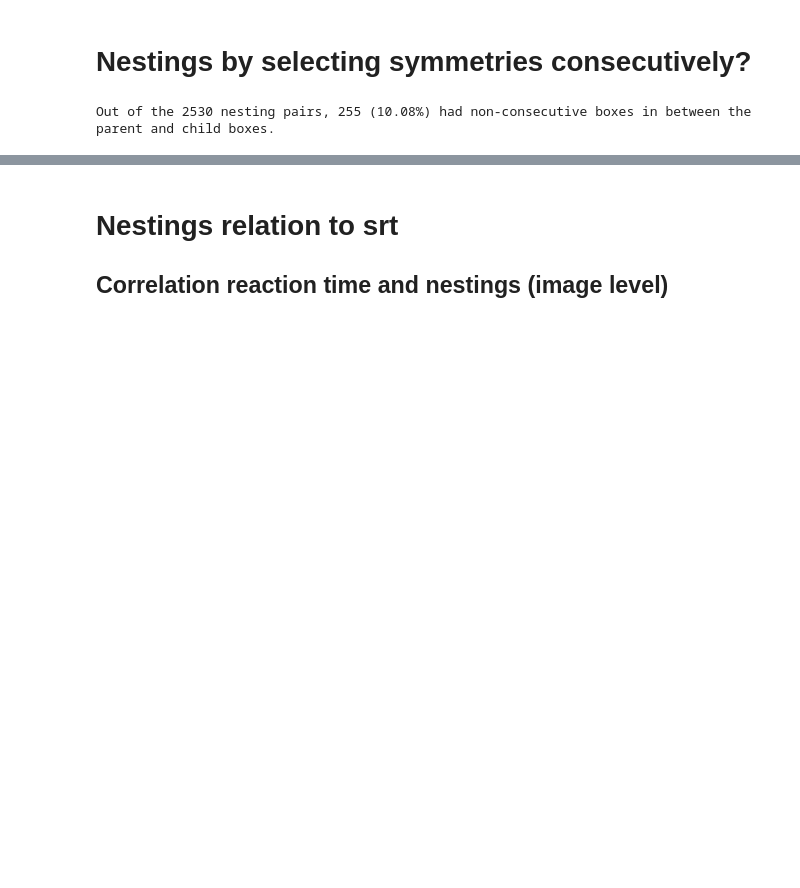
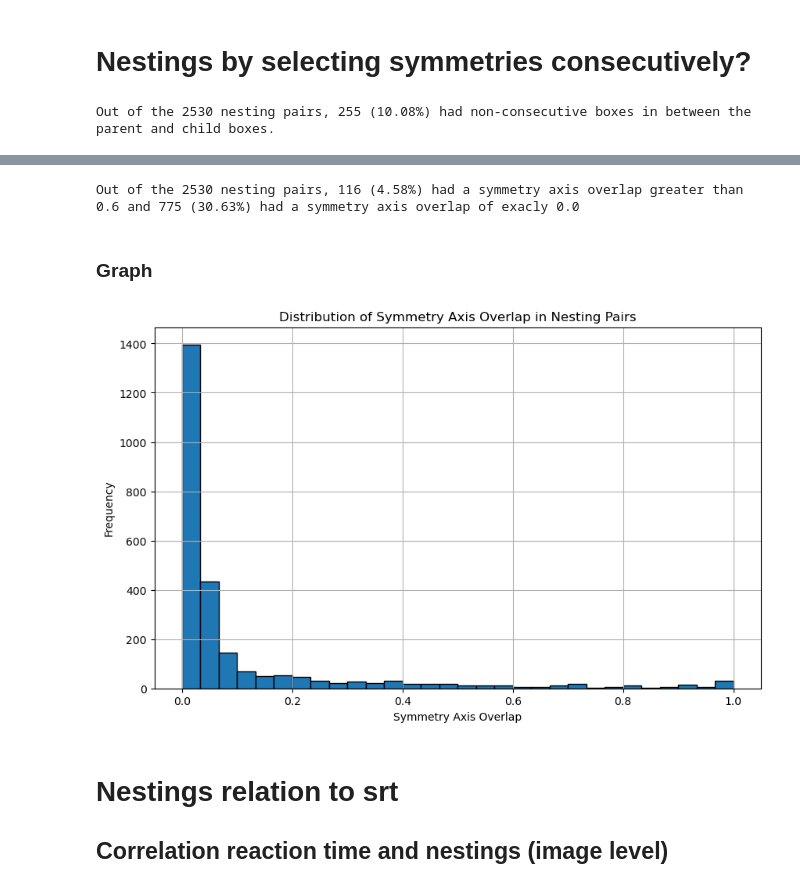
Before and after one commit to GMuradas99/Symmetry-Object-Detection-Analysis, a Jupyter notebook: nesting_graphs.ipynb, the cells around one changed output, grey strips where cells are left out. Saved outputs shown, nothing was run; the diff lists cells and outputs as text; code cells hidden in the pictures; blank space fills up the shorter version.

```diff
--- a/nesting_graphs.ipynb
+++ b/nesting_graphs.ipynb
@@ -263,3 +291,22 @@ Out of the 2530 nesting pairs, 255 (10.08%) had non-consecutive boxes in between
+# %%
+num_rows_overlap_gt_0_6 = len(nesting_pairs[nesting_pairs['Sym_axis_overlap'] > 0.6])
+num_rows_overlap_eq_0 = len(nesting_pairs[nesting_pairs['Sym_axis_overlap'] == 0.0])
+
+print(f'Out of the {len(nesting_pairs)} nesting pairs, {num_rows_overlap_gt_0_6} ({(num_rows_overlap_gt_0_6 / len(nesting_pairs) * 100):.2f}%) had a symmetry axis overlap greater than 0.6 and {num_rows_overlap_eq_0} ({(num_rows_overlap_eq_0 / len(nesting_pairs) * 100):.2f}%) had a symmetry axis overlap of exactly 0.0')
+# %% [output]
+Out of the 2530 nesting pairs, 116 (4.58%) had a symmetry axis overlap greater than 0.6 and 775 (30.63%) had a symmetry axis overlap of exacly 0.0
+# %% [markdown]
+### Graph
+# %%
+plt.figure(figsize=(10, 6))
+plt.hist(nesting_pairs['Sym_axis_overlap'], bins=30, edgecolor='black')
+plt.title('Distribution of Symmetry Axis Overlap in Nesting Pairs')
+plt.xlabel('Symmetry Axis Overlap')
+plt.ylabel('Frequency')
+plt.grid(True)
+plt.show()
+# %% [output]
+[figure, added]
 # %% [markdown]
 # Nestings relation to srt
 
```
Also changed, not shown: parts of 5 cells of this notebook, 6 other files.
